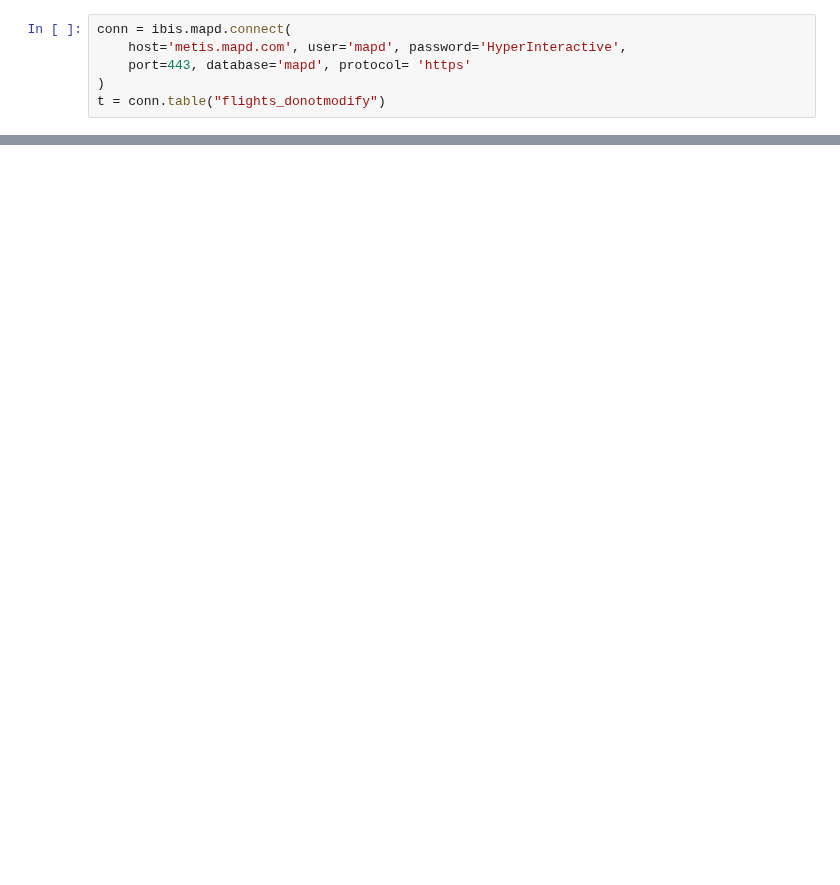
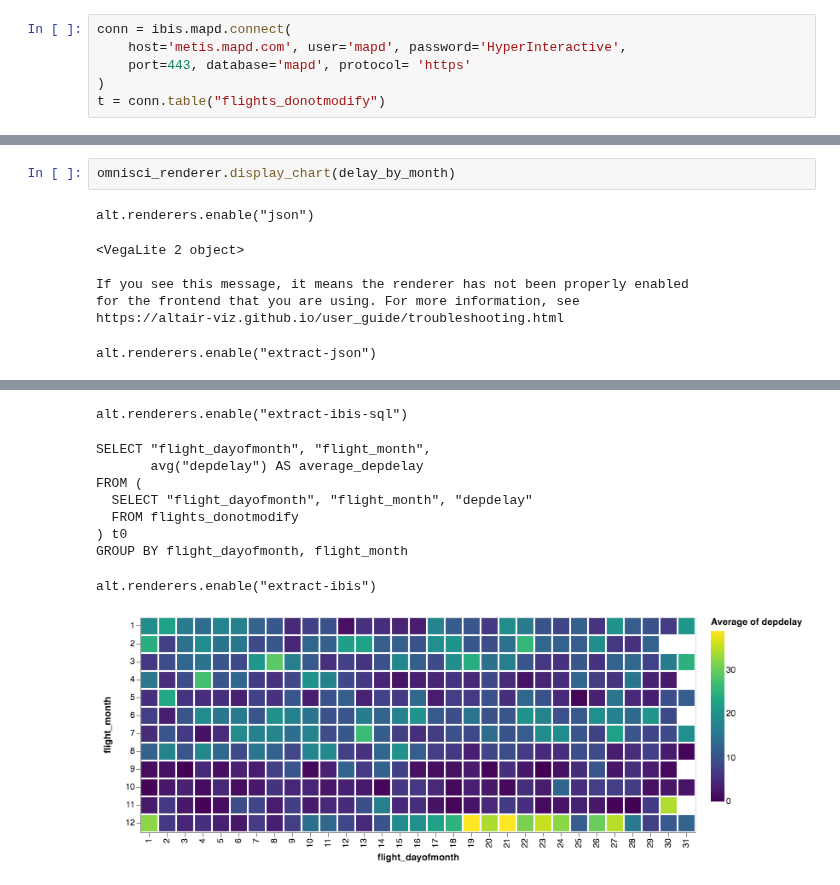
Before and after one commit to heavyai/jupyterlab-heavyai, a Jupyter notebook: notebooks/4. Extract Use Cases - VL examples.ipynb, the cells around one changed output, grey strips where cells are left out. Saved outputs shown, nothing was run; the diff lists cells and outputs as text; blank space fills up the shorter version.

```diff
--- a/notebooks/4. Extract Use Cases - VL examples.ipynb
+++ b/notebooks/4. Extract Use Cases - VL examples.ipynb
@@ -77,0 +115,10 @@ https://altair-viz.github.io/user_guide/troubleshooting.html
+# %%
+omnisci_renderer.display_chart(delay_by_month)
+# %% [output]
+alt.renderers.enable("json")
+<VegaLite 2 object>
+
+If you see this message, it means the renderer has not been properly enabled
+for the frontend that you are using. For more information, see
+https://altair-viz.github.io/user_guide/troubleshooting.html
+alt.renderers.enable("extract-json")
@@ -77,0 +126,10 @@ https://altair-viz.github.io/user_guide/troubleshooting.html
+alt.renderers.enable("extract-ibis-sql")
+SELECT "flight_dayofmonth", "flight_month",
+       avg("depdelay") AS average_depdelay
+FROM (
+  SELECT "flight_dayofmonth", "flight_month", "depdelay"
+  FROM flights_donotmodify
+) t0
+GROUP BY flight_dayofmonth, flight_month
+alt.renderers.enable("extract-ibis")
+[figure, added]
```
Also changed, not shown: parts of 17 cells of this notebook, 1 other file.
